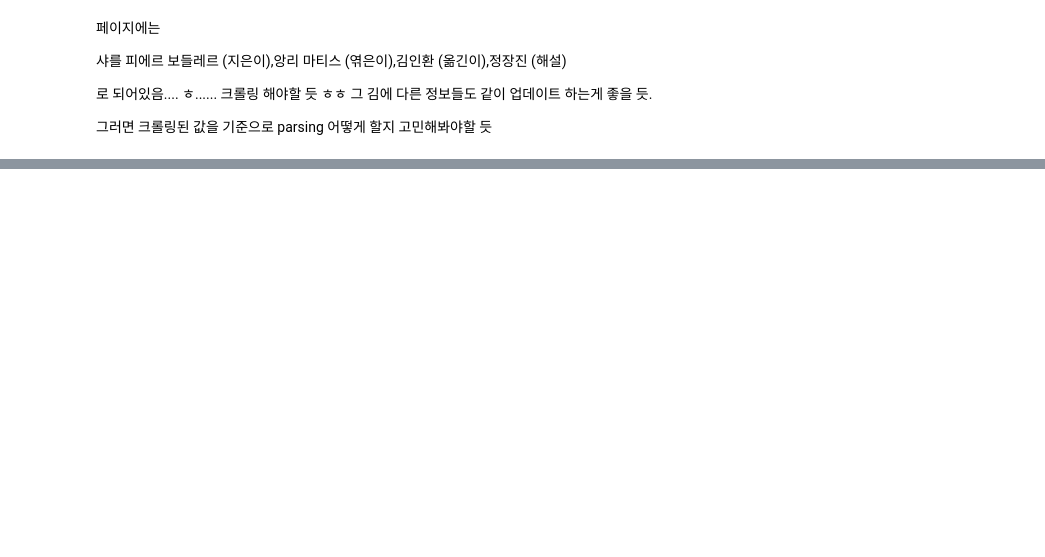
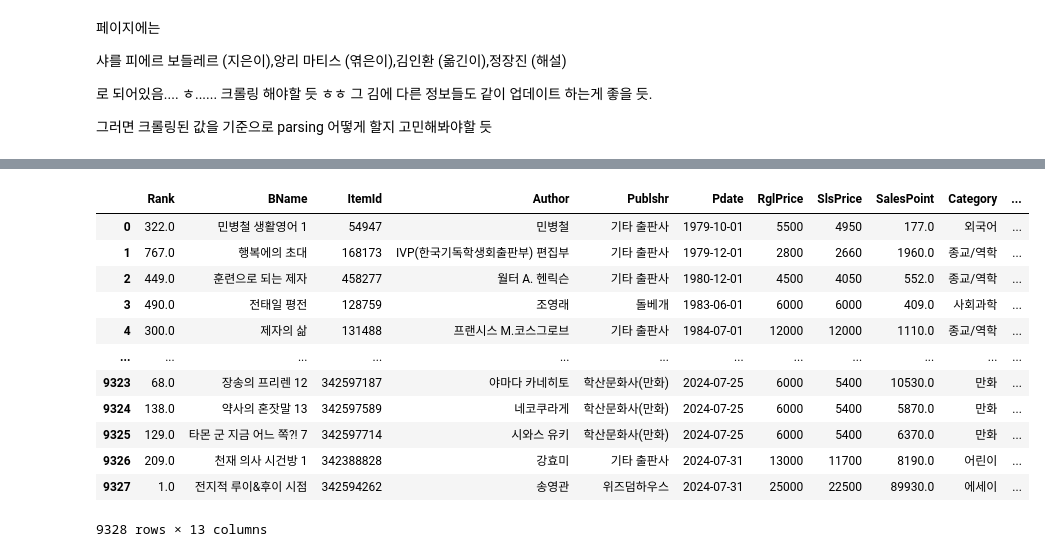
Before and after one commit to kdt-3-second-Project/aladin_usedbook, a Jupyter notebook: research/240711_preprocess_usedinfo.ipynb, the cells around one changed output, grey strips where cells are left out. Cells and saved outputs as stored; diff of their text form; code cells hidden in the pictures; blank space fills up the shorter version.

```diff
--- a/research/240711_preprocess_usedinfo.ipynb
+++ b/research/240711_preprocess_usedinfo.ipynb
@@ -453,0 +1173,7 @@ table = soup.select_one(selector)
+# %%
+k = 50
+stats = bookinfo['Publshr'].value_counts().sort_values(ascending=False)
+top_k_val = stats.iloc[k]
+publs_top_k = list(stats[stats >= top_k_val].index)
+len(publs_top_k)
+#top k 정하는 것은 완전 합본 후에 정해야 함
@@ -453,0 +1182,5 @@ table = soup.select_one(selector)
+# %%
+cond_etc = ~(bookinfo['Publshr'].isin(publs_top_k))
+bookinfo_processed.loc[cond_etc,'Publshr'] =  '기타 출판사'
+display(len(bookinfo_processed['Publshr'].unique()))
+display(bookinfo_processed['Publshr'].value_counts())
@@ -453,0 +1206,21 @@ table = soup.select_one(selector)
+# %%
+authors = bookinfo['Author']
+cond_mul = authors.str.split(',').apply(len) > 1
+bookinfo_processed['Author'] = authors.apply(extract_author1)
+bookinfo_processed['Author_mul'] = cond_mul
+
+bookinfo_processed
+# %% [output]
+|  | Rank | BName | ItemId | Author | Publshr | Pdate | RglPrice | SlsPrice | SalesPoint | Category | ... |
+| 0 | 322.0 | 민병철 생활영어 1 | 54947 | 민병철 | 기타 출판사 | 1979-10-01 | 5500 | 4950 | 177.0 | 외국어 | ... |
+| 1 | 767.0 | 행복에의 초대 | 168173 | IVP(한국기독학생회출판부) 편집부 | 기타 출판사 | 1979-12-01 | 2800 | 2660 | 1960.0 | 종교/역학 | ... |
+| 2 | 449.0 | 훈련으로 되는 제자 | 458277 | 월터 A. 헨릭슨 | 기타 출판사 | 1980-12-01 | 4500 | 4050 | 552.0 | 종교/역학 | ... |
+| 3 | 490.0 | 전태일 평전 | 128759 | 조영래 | 돌베개 | 1983-06-01 | 6000 | 6000 | 409.0 | 사회과학 | ... |
+| 4 | 300.0 | 제자의 삶 | 131488 | 프랜시스 M.코스그로브 | 기타 출판사 | 1984-07-01 | 12000 | 12000 | 1110.0 | 종교/역학 | ... |
+| ... | ... | ... | ... | ... | ... | ... | ... | ... | ... | ... | ... |
+| 9323 | 68.0 | 장송의 프리렌 12 | 342597187 | 야마다 카네히토 | 학산문화사(만화) | 2024-07-25 | 6000 | 5400 | 10530.0 | 만화 | ... |
+| 9324 | 138.0 | 약사의 혼잣말 13 | 342597589 | 네코쿠라게 | 학산문화사(만화) | 2024-07-25 | 6000 | 5400 | 5870.0 | 만화 | ... |
+| 9325 | 129.0 | 타몬 군 지금 어느 쪽?! 7 | 342597714 | 시와스 유키 | 학산문화사(만화) | 2024-07-25 | 6000 | 5400 | 6370.0 | 만화 | ... |
+| 9326 | 209.0 | 천재 의사 시건방 1 | 342388828 | 강효미 | 기타 출판사 | 2024-07-31 | 13000 | 11700 | 8190.0 | 어린이 | ... |
+| 9327 | 1.0 | 전지적 루이&후이 시점 | 342594262 | 송영관 | 위즈덤하우스 | 2024-07-31 | 25000 | 22500 | 89930.0 | 에세이 | ... |
+9328 rows × 13 columns
```
Also changed, not shown: parts of 63 cells of this notebook.
